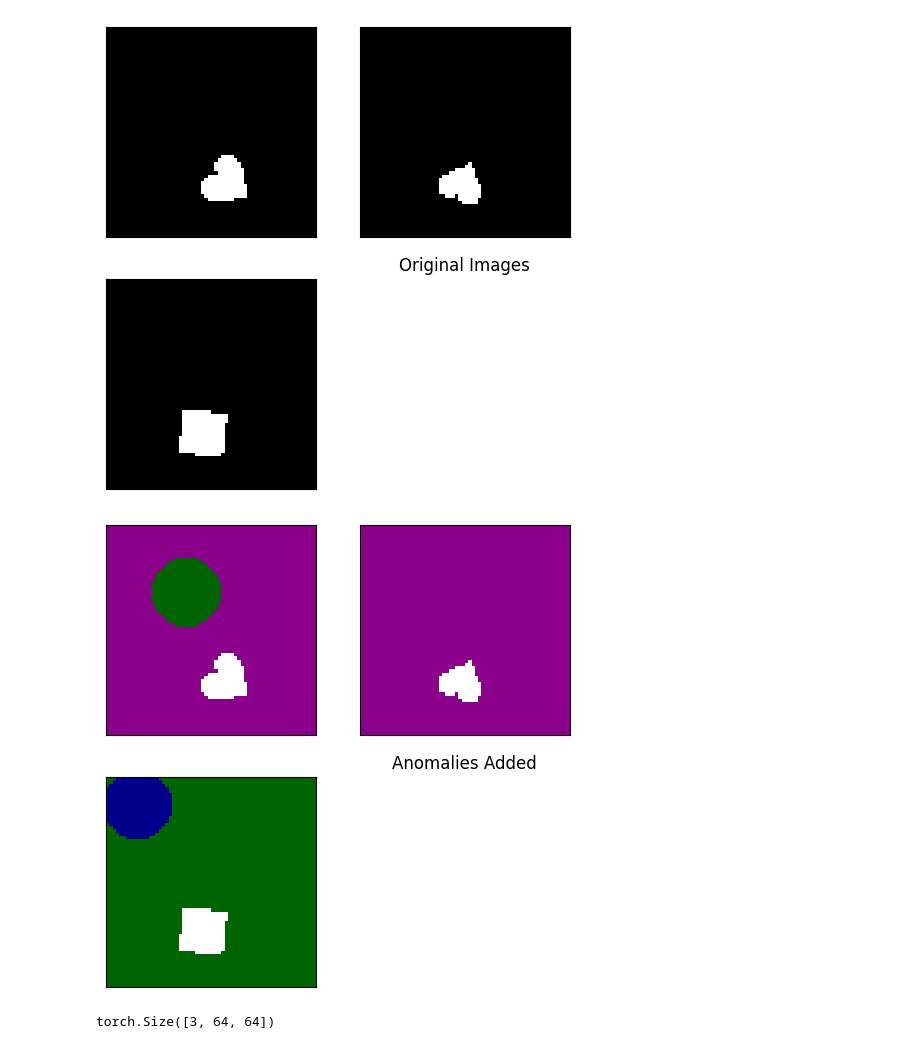
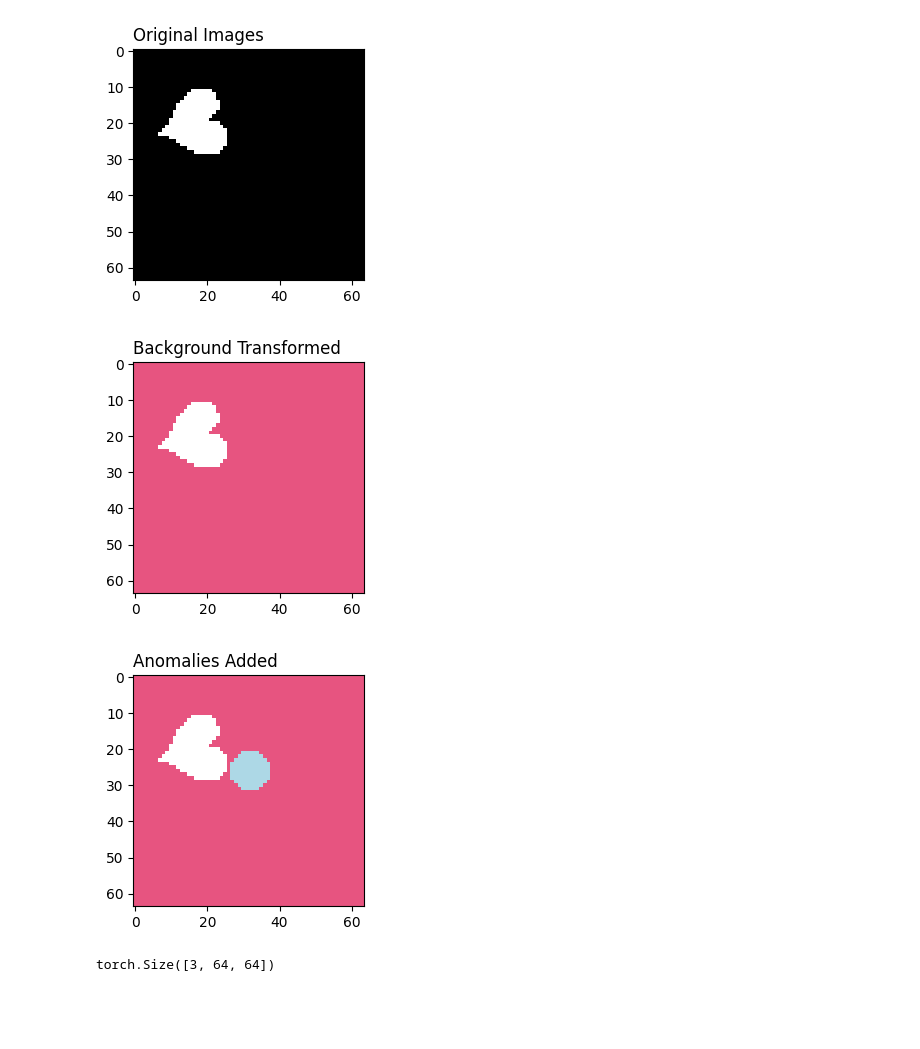
Before and after one commit to annatn998/Pytorch-Convolutional-AutoEncoder, a Jupyter notebook: notebook_exploration.ipynb, the cells around one changed output. Drawn from its saved outputs; the diff is of its cells as text; code cells hidden in the pictures; blank space fills up the shorter version.

Commit message:
Update images with latest training run for article & clean up functions

```diff
--- a/notebook_exploration.ipynb
+++ b/notebook_exploration.ipynb
@@ -28,9 +29,11 @@ transformed_anomaly_images = data_transformations(anomaly_imgs)
 # %%
-show_images_grid(sample_imgs, 3, title='Original Images')
-show_images_grid(anomaly_imgs, 3, title='Anomalies Added')
+show_images_grid(sample_imgs, 1, title='Original Images')
+show_images_grid(transformed_baseline_imgs, 1, title='Background Transformed')
+show_images_grid(anomaly_imgs, 1, title='Anomalies Added')
 # %% [output]
-[figure, old version]
+[figure, new version]
-[figure, old version]
+[figure, new version]
+[figure, added]
 # %%
 transformed_anomaly_images[0].shape
 # %% [output]
```
Also changed, not shown: parts of 19 cells of this notebook, 3 other files.
